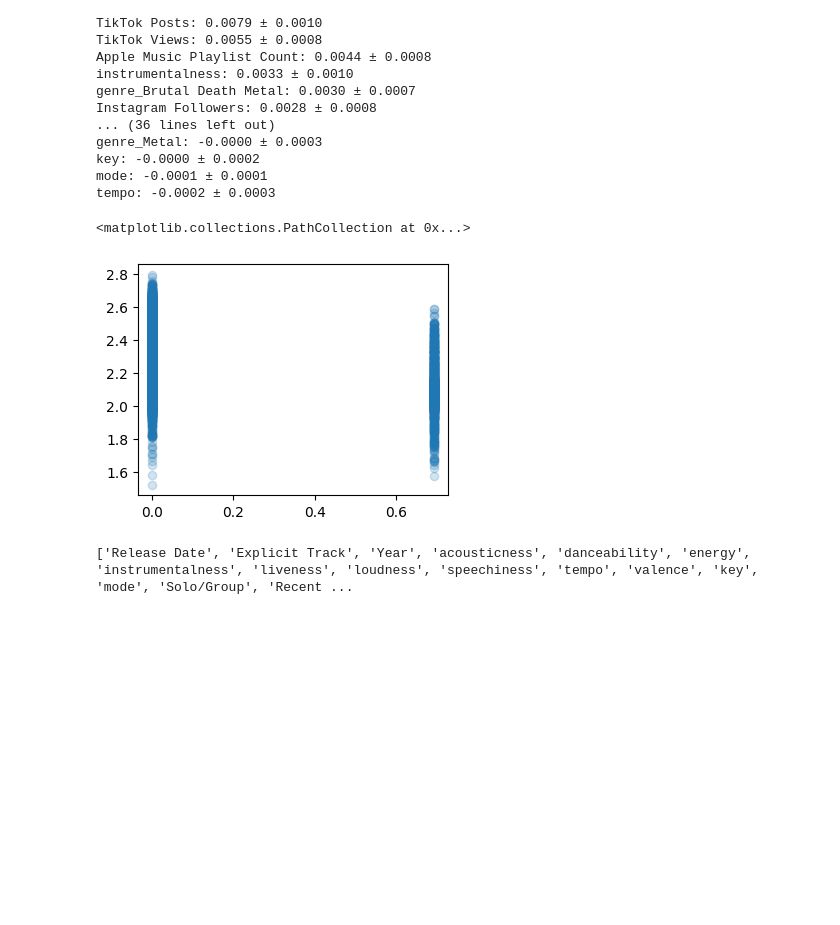
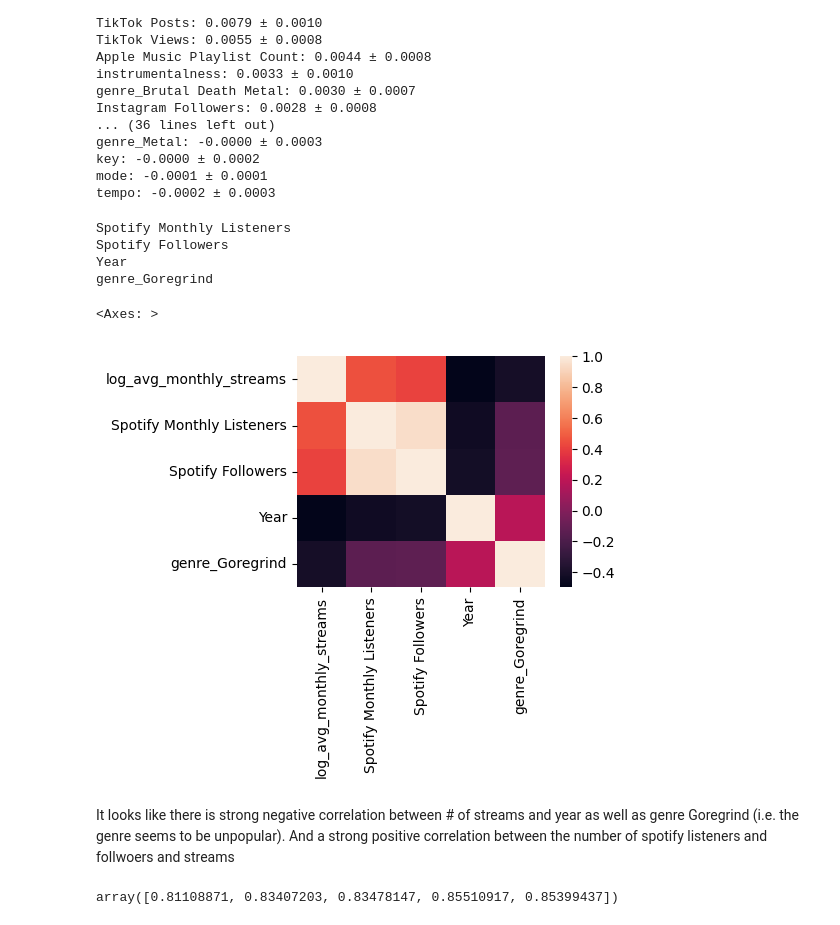
Before and after one commit to Juliana-Yakimchuk/Spotify_Popularity_Predictor, a Jupyter notebook: notebooks/00_exploration.ipynb, the cells around one changed output. Saved outputs shown, nothing was run; the diff lists cells and outputs as text; code cells hidden in the pictures; blank space fills up the shorter version.

```diff
--- a/notebooks/00_exploration.ipynb
+++ b/notebooks/00_exploration.ipynb
@@ -1883,15 +1889,20 @@ key: -0.0000 ± 0.0002
 mode: -0.0001 ± 0.0001
 tempo: -0.0002 ± 0.0003
 # %%
-plt.scatter(
-    np.log1p(final_df["genre_Brutal Death Metal"]),
-    np.log1p(final_df["log_avg_monthly_streams"]),
-    alpha=0.2
-)
+#generate a correlation matrix to investigate correlation between top 4 features
+top_feat_df = pd.DataFrame(y_train)
+for i in indices[:4]:
+    col_name = X_train.columns[i]
+    print(col_name)
+    top_feat_df[col_name] = X_train.iloc[:,i]
+corr = top_feat_df.corr()
+sns.heatmap(corr)
 # %% [output]
-<matplotlib.collections.PathCollection at 0x...>
+Spotify Monthly Listeners
+Spotify Followers
+Year
+genre_Goregrind
+<Axes: >
-[figure, old version]
+[figure, new version]
-# %%
-print(X_train.columns.to_list())
-# %% [output]
-['Release Date', 'Explicit Track', 'Year', 'acousticness', 'danceability', 'energy', 'instrumentalness', 'liveness', 'loudness', 'speechiness', 'tempo', 'valence', 'key', 'mode', 'Solo/Group', 'Recent ...
+# %% [markdown]
+It looks like there is strong negative correlation between # of streams and year as well as genre Goregrind (i.e. the genre seems to be unpopular). And a strong positive correlation between the number of spotify listeners and follwoers and streams
@@ -1897,0 +1920,6 @@ print(X_train.columns.to_list())
+# %%
+xgb_reg_artist = build_pipeline(num_transformer, xgb)
+scores = eval_model(xgb_reg_artist, "r2", X_train, y_train)
+scores
+# %% [output]
+array([0.81108871, 0.83407203, 0.83478147, 0.85510917, 0.85399437])
```
Also changed, not shown: parts of 8 cells of this notebook.
